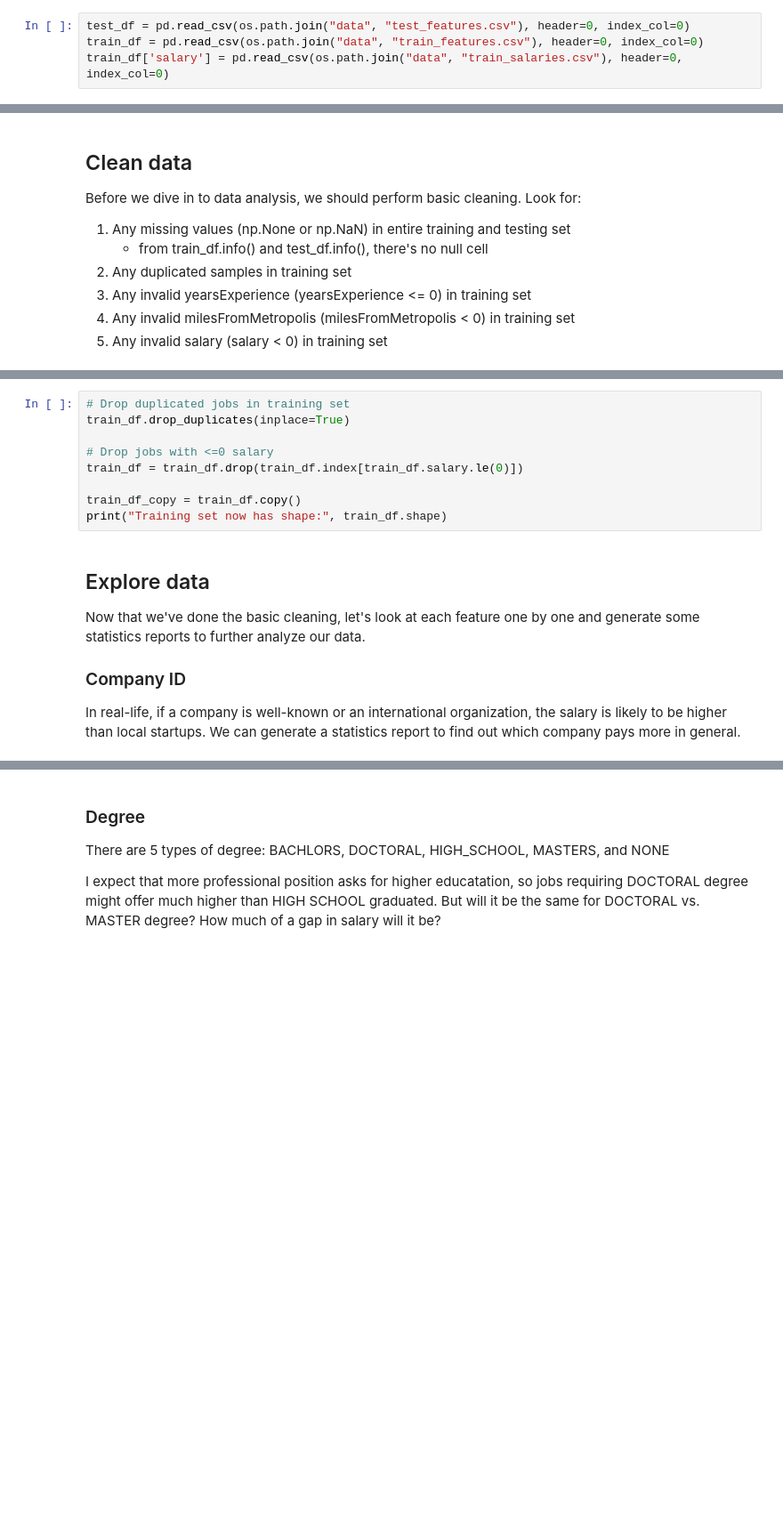
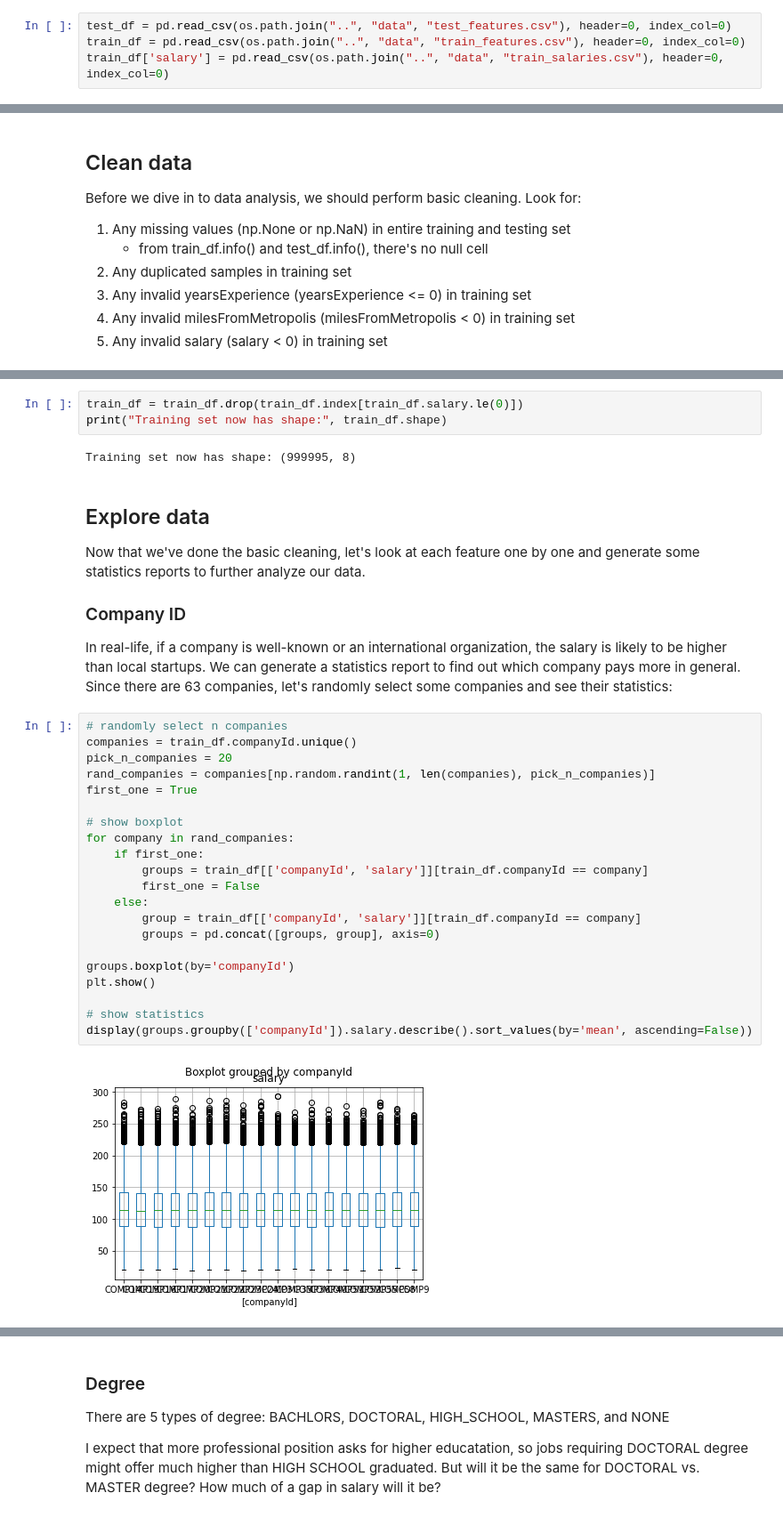
Before and after one commit to jenny-chou/Salary-Prediction, a Jupyter notebook: ML_approach/Salary_Prediction_Analysis.ipynb, the cells around one changed output, grey strips where cells are left out. Shown at 89% size. Saved outputs shown, nothing was run; the diff lists cells and outputs as text; blank space fills up the shorter version.

Commit message:
Generate outputs in ipynb
And fixes for test data engineering and predicting

```diff
--- a/ML_approach/Salary_Prediction_Analysis.ipynb
+++ b/ML_approach/Salary_Prediction_Analysis.ipynb
@@ -49,7 +49,7 @@ print(os.listdir("data"))
 # %%
-test_df = pd.read_csv(os.path.join("data", "test_features.csv"), header=0, index_col=0)
-train_df = pd.read_csv(os.path.join("data", "train_features.csv"), header=0, index_col=0)
-train_df['salary'] = pd.read_csv(os.path.join("data", "train_salaries.csv"), header=0, index_col=0)
+test_df = pd.read_csv(os.path.join("..", "data", "test_features.csv"), header=0, index_col=0)
+train_df = pd.read_csv(os.path.join("..", "data", "train_features.csv"), header=0, index_col=0)
+train_df['salary'] = pd.read_csv(os.path.join("..", "data", "train_salaries.csv"), header=0, index_col=0)
 # %%
 print(train_df.info())
 display(train_df.head(10))
@@ -79,14 +138,33 @@ Since we have 1,000,000 samples, we have enough data to handle removing those jo
 # %%
-# Drop duplicated jobs in training set
-train_df.drop_duplicates(inplace=True)
-
-# Drop jobs with <=0 salary
 train_df = train_df.drop(train_df.index[train_df.salary.le(0)])
-
-train_df_copy = train_df.copy()
 print("Training set now has shape:", train_df.shape)
+# %% [output]
+Training set now has shape: (999995, 8)
 # %% [markdown]
 ## Explore data
 Now that we've done the basic cleaning, let's look at each feature one by one and generate some statistics reports to further analyze our data.
 ### Company ID
-In real-life, if a company is well-known or an international organization, the salary is likely to be higher than local startups. We can generate a statistics report to find out which company pays more in general.
+In real-life, if a company is well-known or an international organization, the salary is likely to be higher than local startups. We can generate a statistics report to find out which company pays more in general. Since there are 63 companies, let's randomly select some companies and see their statistics:
+# %%
+# randomly select n companies
+companies = train_df.companyId.unique()
+pick_n_companies = 20
+rand_companies = companies[np.random.randint(1, len(companies), pick_n_companies)]
+first_one = True
+
+# show boxplot
+for company in rand_companies:
+    if first_one:
+        groups = train_df[['companyId', 'salary']][train_df.companyId == company]
+        first_one = False
+    else:
+        group = train_df[['companyId', 'salary']][train_df.companyId == company]
+        groups = pd.concat([groups, group], axis=0)
+
+groups.boxplot(by='companyId')
+plt.show()
+
+# show statistics
+display(groups.groupby(['companyId']).salary.describe().sort_values(by='mean', ascending=False))
+# %% [output]
+[figure, added]
```
Also changed, not shown: parts of 112 cells of this notebook.
